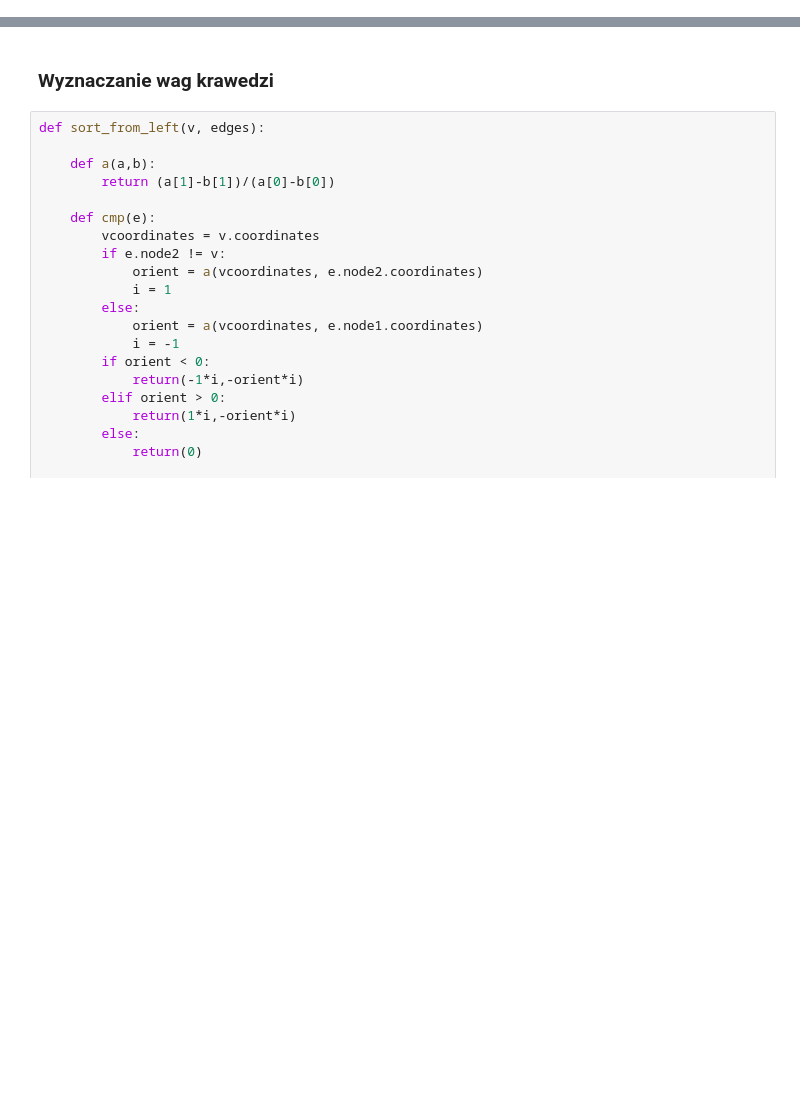
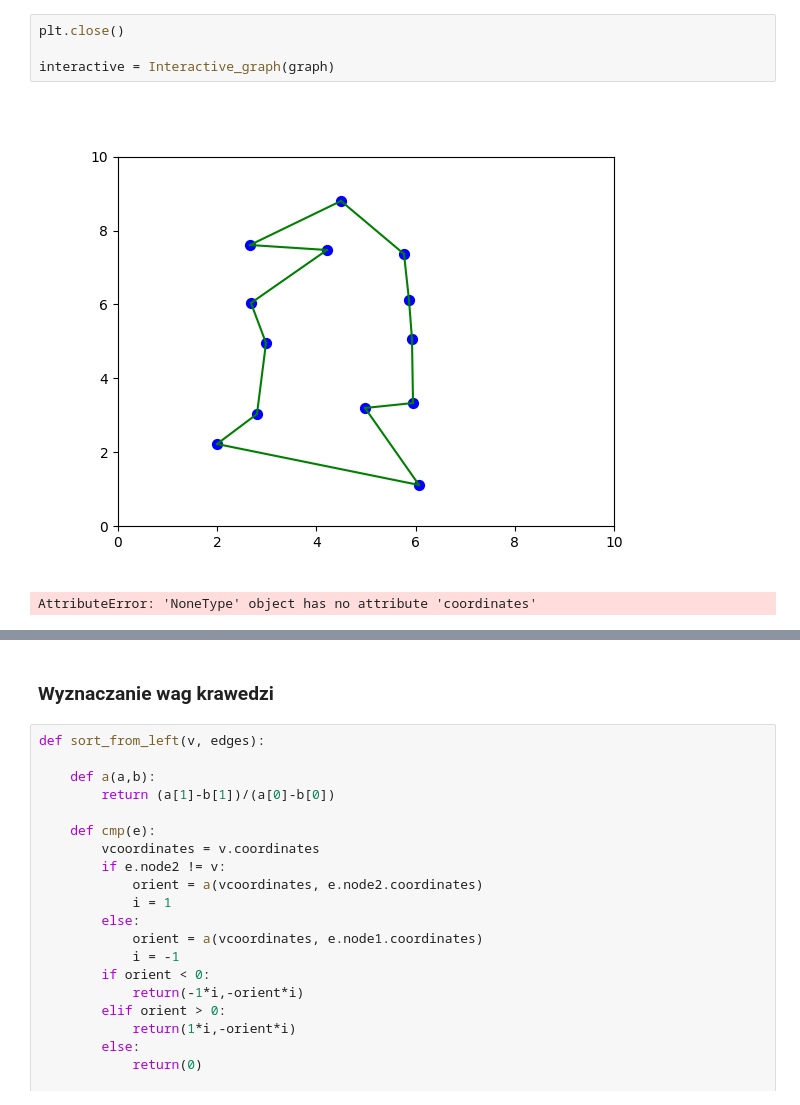
Before and after one commit to mhytrek/Geometric_Algorithms_Project, a Jupyter notebook: separatorsmetod.ipynb, the cells around one changed output, grey strips where cells are left out. Saved outputs shown, nothing was run; the diff lists cells and outputs as text; blank space fills up the shorter version.

```diff
--- a/separatorsmetod.ipynb
+++ b/separatorsmetod.ipynb
@@ -20,0 +398,7 @@ class Graph:
+# %%
+plt.close()
+
+interactive = Interactive_graph(graph)
+# %% [output]
+[figure, added]
+AttributeError: 'NoneType' object has no attribute 'coordinates'
```
Also changed, not shown: parts of 21 cells of this notebook.
